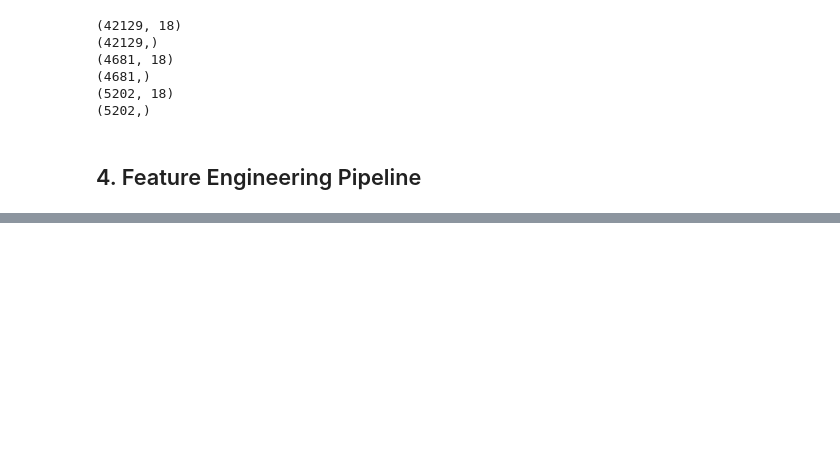
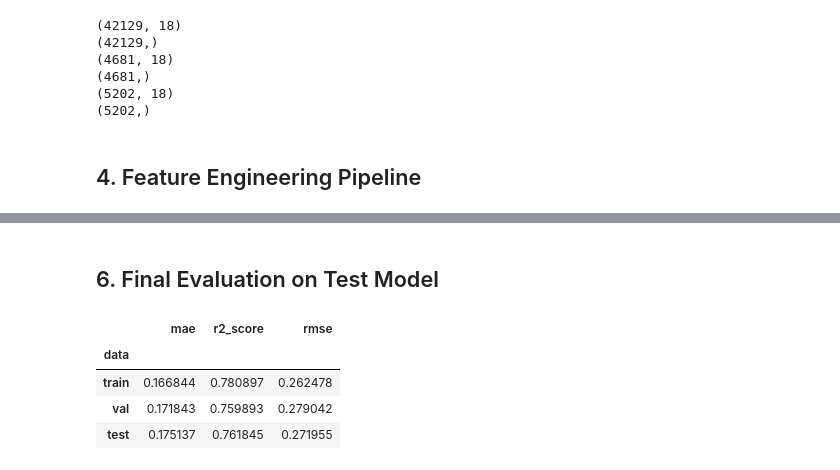
Before and after one commit to rishabhpancholi/house-price-prediction-ml-project, a Jupyter notebook: notebooks/model_training.ipynb, the cells around one changed output, grey strips where cells are left out. Cells and saved outputs as stored; diff of their text form; code cells hidden in the pictures; blank space fills up the shorter version.

Commit message:
Model training and hyperparameter tuning done

```diff
--- a/notebooks/model_training.ipynb
+++ b/notebooks/model_training.ipynb
@@ -776,3 +780,4 @@ feature_engineering_pipeline = Pipeline(steps = [
 # %%
 X_train_preprocessed = feature_engineering_pipeline.fit_transform(X_train,y_train)
 X_val_preprocessed = feature_engineering_pipeline.transform(X_val)
+X_test_preprocessed = feature_engineering_pipeline.transform(X_test)
@@ -1023,0 +1012,54 @@ r2_scores for train and val are 0.8219857533156929 and 0.8088497796215204
+# %% [markdown]
+## 6. Final Evaluation on Test Model
+# %%
+regressor = XGBRegressor(
+    n_estimators = 189,
+    max_depth = 3,
+    learning_rate = 0.1459533351,
+    subsample = 0.9776623167,
+    colsample_bytree = 0.8668934622
+)
+
+transformer = FunctionTransformer(
+                    func = np.log,
+                    inverse_func = np.exp
+                )
+
+model_pipeline = Pipeline(steps=[
+                ("model", TransformedTargetRegressor(
+                    regressor=regressor,
+                    transformer=transformer
+                ))
+            ])
+
+model_pipeline.fit(X_train_preprocessed,y_train)
+y_train_pred = model_pipeline.predict(X_train_preprocessed)
+y_val_pred = model_pipeline.predict(X_val_preprocessed)
+y_test_pred = model_pipeline.predict(X_test_preprocessed)
+
+train_mae = mean_absolute_error(y_train,y_train_pred)
+val_mae = mean_absolute_error(y_val,y_val_pred)
+test_mae = mean_absolute_error(y_test,y_test_pred)
+
+train_r2 = r2_score(y_train,y_train_pred)
+val_r2 = r2_score(y_val,y_val_pred)
+test_r2 = r2_score(y_test,y_test_pred)
+
+train_rmse = root_mean_squared_error(y_train,y_train_pred)
+val_rmse = root_mean_squared_error(y_val,y_val_pred)
+test_rmse = root_mean_squared_error(y_test,y_test_pred)
+
+results_df = pd.DataFrame({
+                            "data": ["train","val","test"],
+                            "mae": [train_mae,val_mae,test_mae],
+                            "r2_score": [train_r2,val_r2,test_r2],
+                            "rmse": [train_rmse,val_rmse,test_rmse]
+}).set_index("data")
+
+results_df
+# %% [output]
+|  | mae | r2_score | rmse |
+| data |  |  |  |
+| train | 0.166844 | 0.780897 | 0.262478 |
+| val | 0.171843 | 0.759893 | 0.279042 |
+| test | 0.175137 | 0.761845 | 0.271955 |
```
Also changed, not shown: parts of 11 cells of this notebook.
